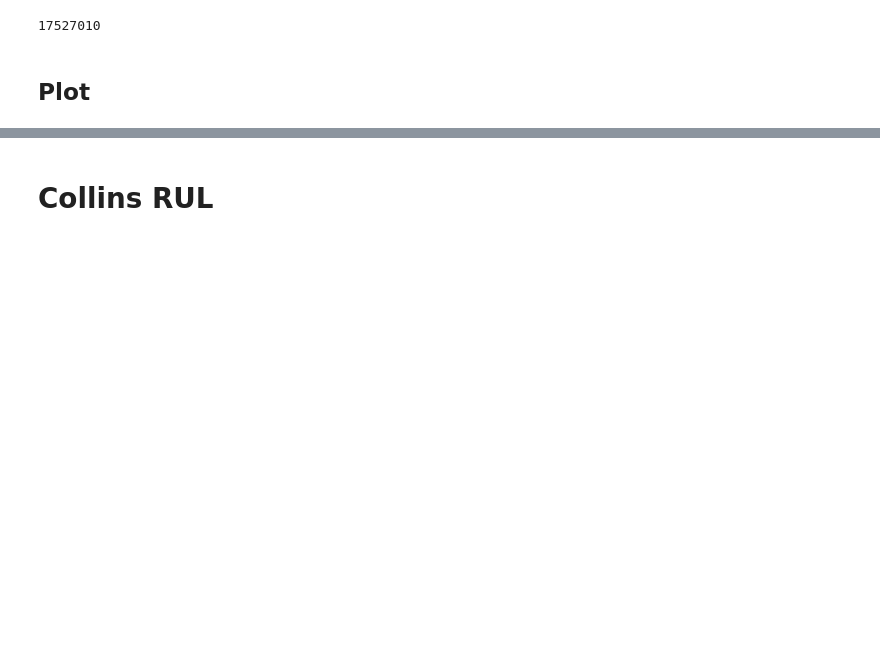
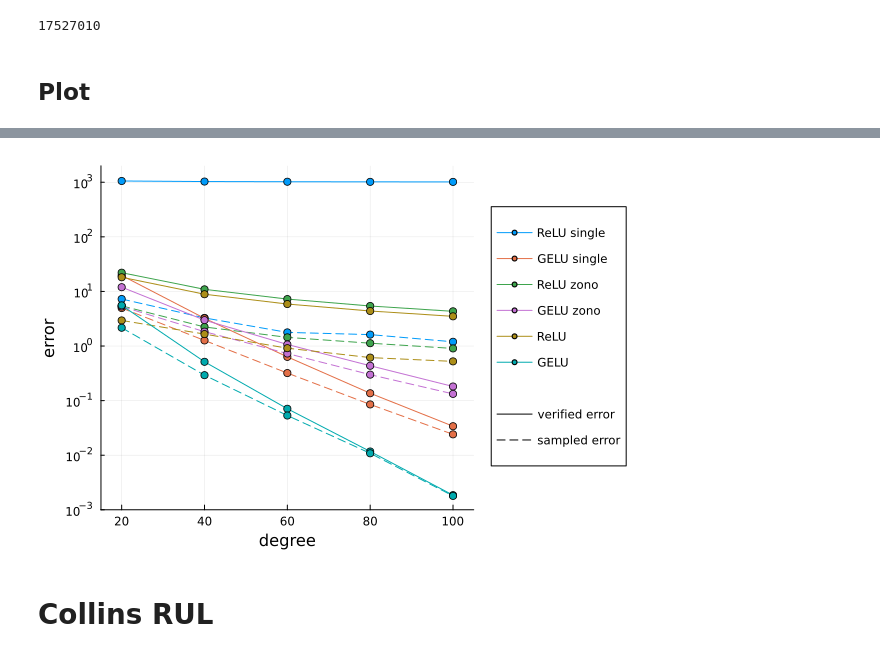
Before and after one commit to phK3/VeryDiffPolyExperiments, a Jupyter notebook: analysis/gelu/ablation.ipynb, the cells around one changed output, grey strips where cells are left out. Drawn from its saved outputs; the diff is of its cells as text; code cells hidden in the pictures; blank space fills up the shorter version.

```diff
--- a/analysis/gelu/ablation.ipynb
+++ b/analysis/gelu/ablation.ipynb
@@ -118,3 +180,30 @@ plot!(mnist_gelu_results["degrees"], mnist_gelu_results["ϵ_samples"], label="GE
+# %%
+plot(xlabel="degree", ylabel="error", yaxis=:log10, yticks=[1e-3, 1e-2, 1e-1, 1, 1e1, 1e2, 1e3], ylims=(1e-3, 2000), xlims=(15, 105), legend=:outerright)
+
+plot!(mnist_relu_single_results["degrees"], mnist_relu_single_results["ϵs"], label="ReLU single", markershape=:circle, color=1)
+plot!(mnist_relu_single_results["degrees"], mnist_relu_single_results["ϵ_samples"], label=nothing, linestyle=:dash, markershape=:circle, color=1)
+
+plot!(mnist_gelu_single_results["degrees"], mnist_gelu_single_results["ϵs"], label="GELU single", markershape=:circle, color=2)
+plot!(mnist_gelu_single_results["degrees"], mnist_gelu_single_results["ϵ_samples"], label=nothing, linestyle=:dash, markershape=:circle, color=2)
+
+plot!(mnist_relu_zono_results["degrees"], mnist_relu_zono_results["ϵs"], label="ReLU zono", markershape=:circle, color=3)
+plot!(mnist_relu_zono_results["degrees"], mnist_relu_zono_results["ϵ_samples"], label=nothing, linestyle=:dash, markershape=:circle, color=3)
+
+plot!(mnist_gelu_zono_results["degrees"], mnist_gelu_zono_results["ϵs"], label="GELU zono", markershape=:circle, color=4)
+plot!(mnist_gelu_zono_results["degrees"], mnist_gelu_zono_results["ϵ_samples"], label=nothing, linestyle=:dash, markershape=:circle, color=4)
+
+plot!(mnist_relu_results["degrees"], mnist_relu_results["ϵs"], label="ReLU", markershape=:circle, color=5)
+plot!(mnist_relu_results["degrees"], mnist_relu_results["ϵ_samples"], label=nothing, linestyle=:dash, markershape=:circle, color=5)
+
+plot!(mnist_gelu_results["degrees"], mnist_gelu_results["ϵs"], label="GELU", markershape=:circle, color=6)
+plot!(mnist_gelu_results["degrees"], mnist_gelu_results["ϵ_samples"], label=nothing, linestyle=:dash, markershape=:circle, color=6)
+
+plot!([0], [1], label="\n", color = :white)
+
+plot!([0], [1], label="verified error", color = :black, linestyle=:solid)
+plot!([0], [1], label="sampled error", color = :black, linestyle=:dash)
+# %% [output]
+[figure, added]
 # %% [markdown]
 # Collins RUL
 # %%
```
Also changed, not shown: parts of 4 cells of this notebook, 2 other files.
